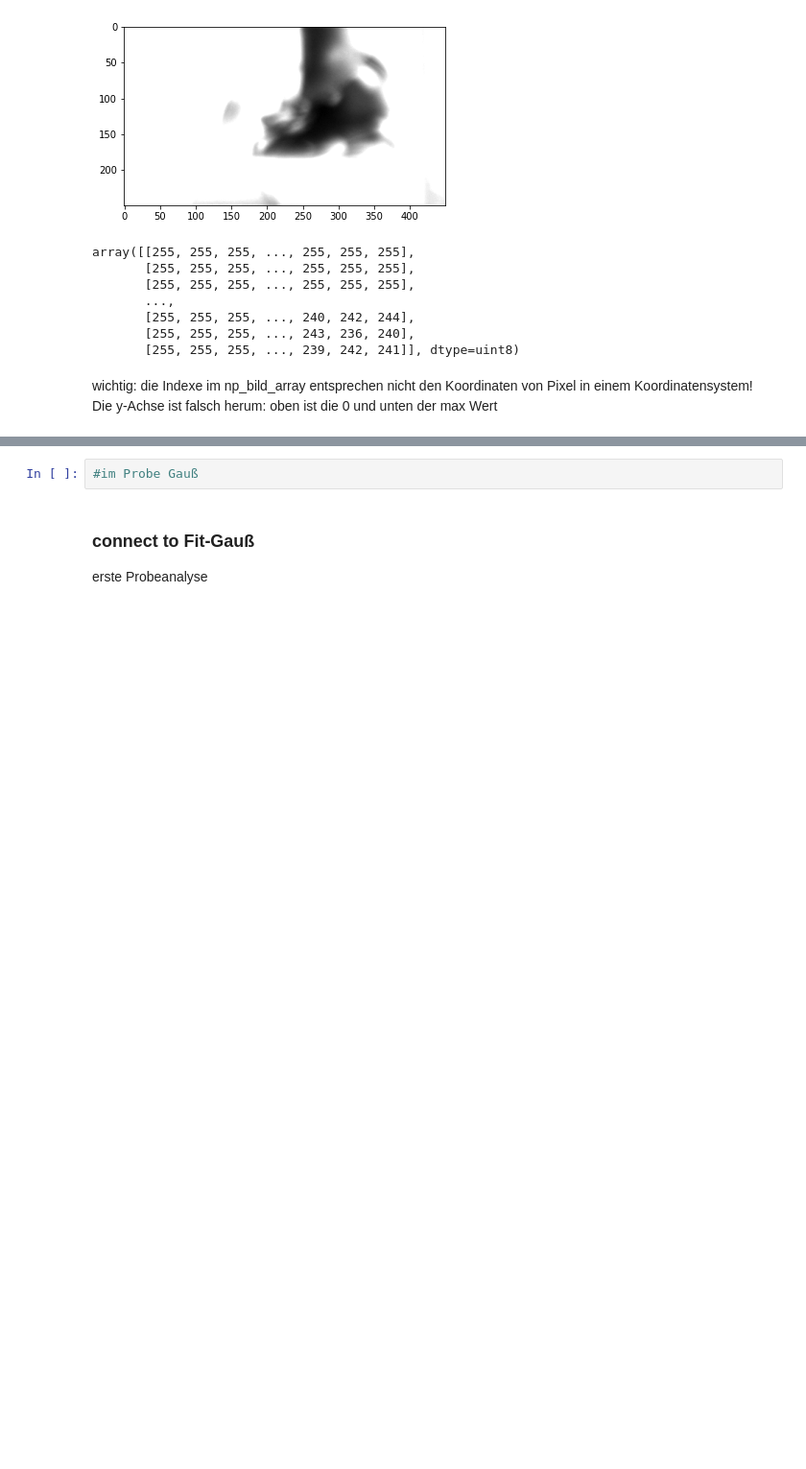
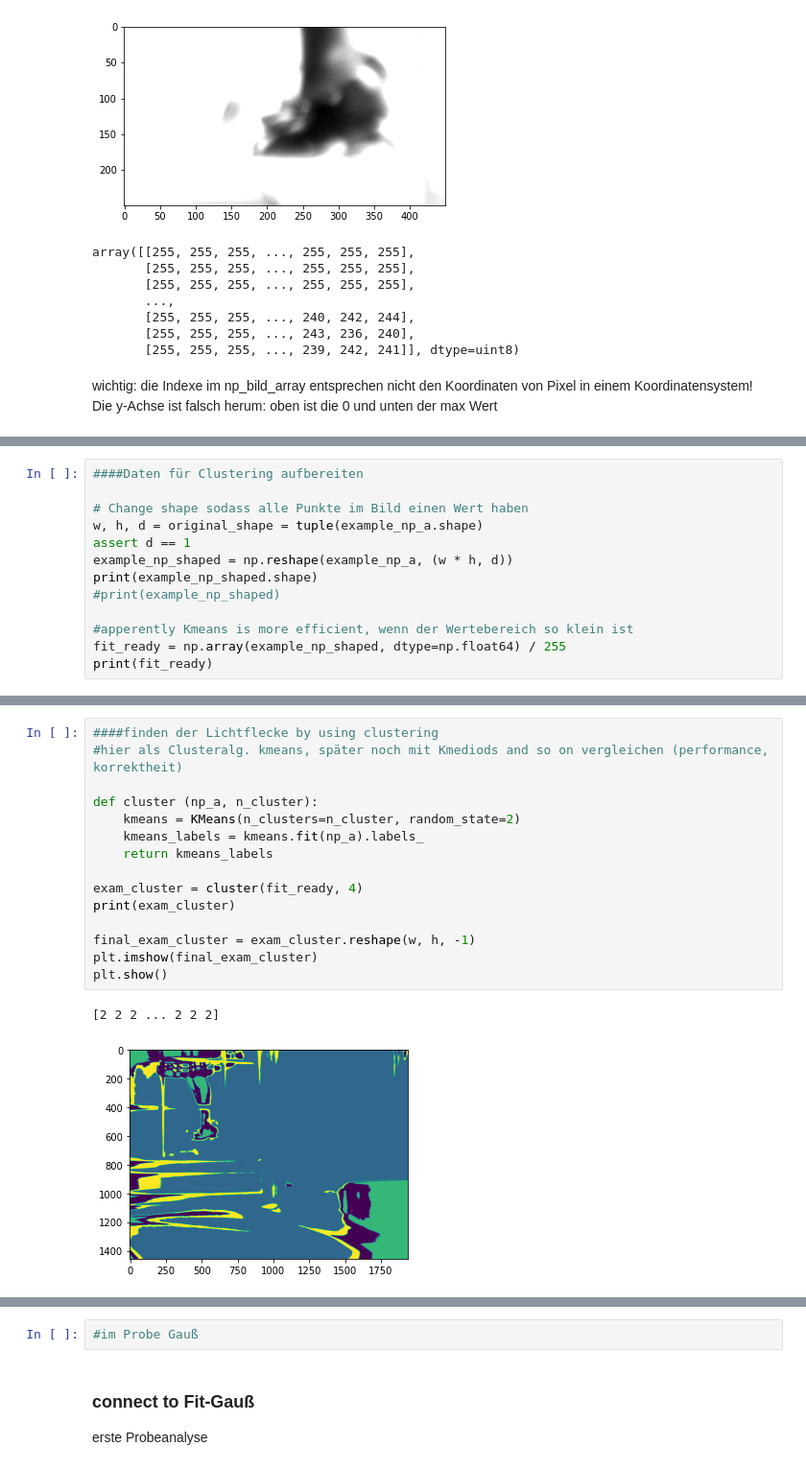
Before and after one commit to claryguru/BA_epics_camera, a Jupyter notebook: Jupiter/Datenanalyse.ipynb, the cells around one changed output, grey strips where cells are left out. Shown at 96% size. Saved outputs shown, nothing was run; the diff lists cells and outputs as text; blank space fills up the shorter version.

```diff
--- a/Jupiter/Datenanalyse.ipynb
+++ b/Jupiter/Datenanalyse.ipynb
@@ -109,0 +123,13 @@ from scipy.ndimage import label
+# %%
+####Daten für Clustering aufbereiten
+
+# Change shape sodass alle Punkte im Bild einen Wert haben
+w, h, d = original_shape = tuple(example_np_a.shape)
+assert d == 1
+example_np_shaped = np.reshape(example_np_a, (w * h, d))
+print(example_np_shaped.shape)
+#print(example_np_shaped)
+
+#apperently Kmeans is more efficient, wenn der Wertebereich so klein ist
+fit_ready = np.array(example_np_shaped, dtype=np.float64) / 255
+print(fit_ready)
@@ -109,0 +145,18 @@ from scipy.ndimage import label
+# %%
+####finden der Lichtflecke by using clustering
+#hier als Clusteralg. kmeans, später noch mit Kmediods and so on vergleichen (performance, korrektheit)
+
+def cluster (np_a, n_cluster):
+    kmeans = KMeans(n_clusters=n_cluster, random_state=2)
+    kmeans_labels = kmeans.fit(np_a).labels_
+    return kmeans_labels
+
+exam_cluster = cluster(fit_ready, 4)
+print(exam_cluster)
+
+final_exam_cluster = exam_cluster.reshape(w, h, -1)
+plt.imshow(final_exam_cluster)
+plt.show()
+# %% [output]
+[2 2 2 ... 2 2 2]
+[figure, added]
```
Also changed, not shown: parts of 9 cells of this notebook, 1 other file.
